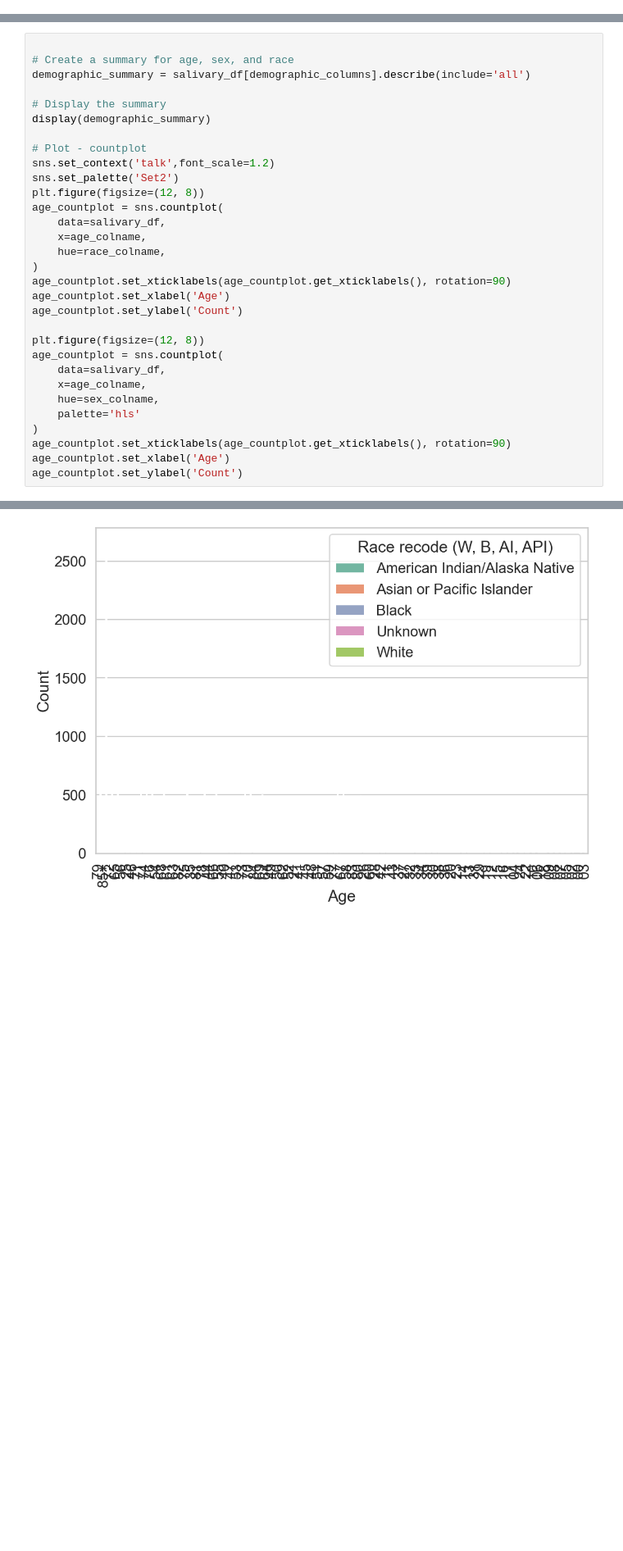
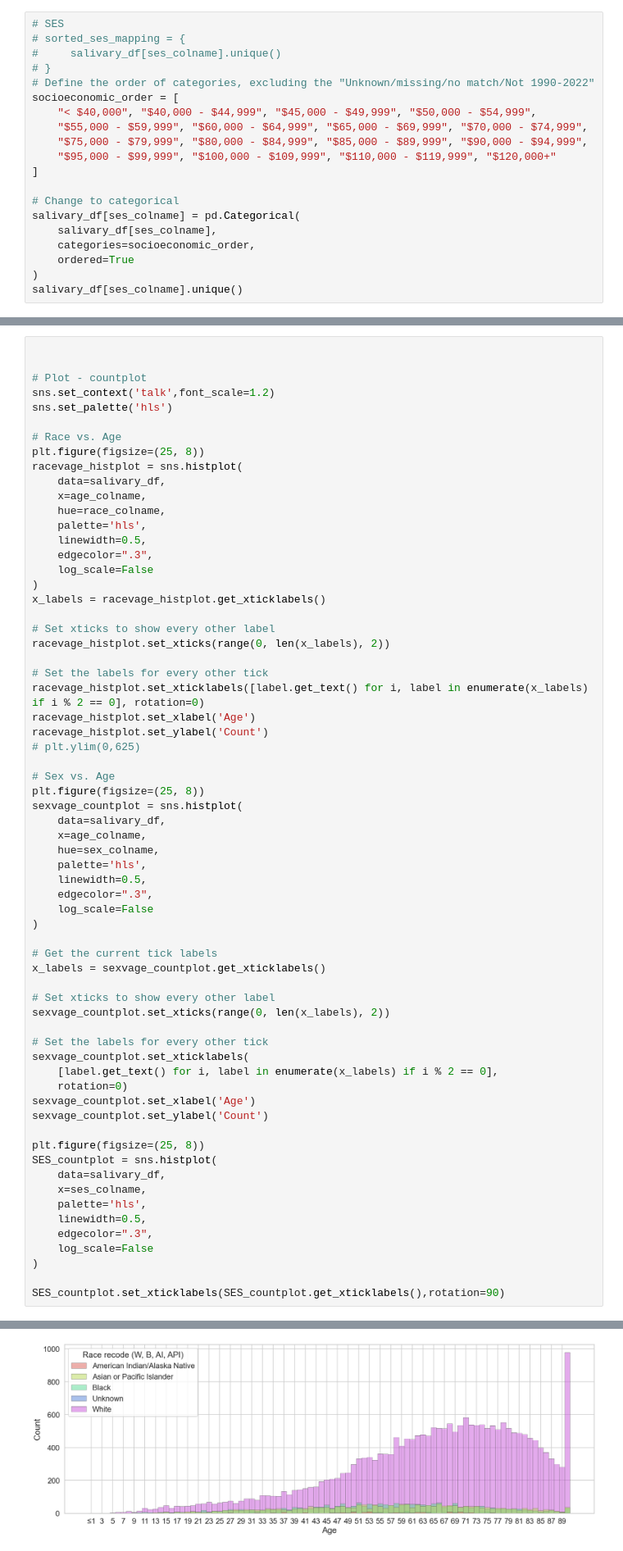
Before and after one commit to obaidkhurram/salivary-tumors, a Jupyter notebook: salivary_tumor_2024.ipynb, the cells around one changed output, grey strips where cells are left out. Shown at 82% size. Saved outputs shown, nothing was run; the diff lists cells and outputs as text; blank space fills up the shorter version.

```diff
--- a/salivary_tumor_2024.ipynb
+++ b/salivary_tumor_2024.ipynb
@@ -216,0 +253,20 @@ Name: Age recode with single ages and 85+, Length: 28030, dtype: object>
+# %%
+# SES
+# sorted_ses_mapping = {
+#     salivary_df[ses_colname].unique()
+# }
+# Define the order of categories, excluding the "Unknown/missing/no match/Not 1990-2022"
+socioeconomic_order = [
+    "< $40,000", "$40,000 - $44,999", "$45,000 - $49,999", "$50,000 - $54,999",
+    "$55,000 - $59,999", "$60,000 - $64,999", "$65,000 - $69,999", "$70,000 - $74,999",
+    "$75,000 - $79,999", "$80,000 - $84,999", "$85,000 - $89,999", "$90,000 - $94,999",
+    "$95,000 - $99,999", "$100,000 - $109,999", "$110,000 - $119,999", "$120,000+"
+]
+
+# Change to categorical
+salivary_df[ses_colname] = pd.Categorical(
+    salivary_df[ses_colname],
+    categories=socioeconomic_order,
+    ordered=True
+)
+salivary_df[ses_colname].unique()
@@ -217,32 +290,66 @@ Name: Age recode with single ages and 85+, Length: 28030, dtype: object>
 # %%
 
-# Create a summary for age, sex, and race
-demographic_summary = salivary_df[demographic_columns].describe(include='all')
-
-# Display the summary
-display(demographic_summary)
 
 # Plot - countplot
 sns.set_context('talk',font_scale=1.2)
-sns.set_palette('Set2')
-plt.figure(figsize=(12, 8))
-age_countplot = sns.countplot(
+sns.set_palette('hls')
+
+# Race vs. Age
+plt.figure(figsize=(25, 8))
+racevage_histplot = sns.histplot(
     data=salivary_df,
     x=age_colname,
     hue=race_colname,
+    palette='hls',
+    linewidth=0.5,
+    edgecolor=".3",
+    log_scale=False
 )
-age_countplot.set_xticklabels(age_countplot.get_xticklabels(), rotation=90)
-age_countplot.set_xlabel('Age')
-age_countplot.set_ylabel('Count')
+x_labels = racevage_histplot.get_xticklabels()
 
-plt.figure(figsize=(12, 8))
-age_countplot = sns.countplot(
+# Set xticks to show every other label
+racevage_histplot.set_xticks(range(0, len(x_labels), 2))
+
+# Set the labels for every other tick
+racevage_histplot.set_xticklabels([label.get_text() for i, label in enumerate(x_labels) if i % 2 == 0], rotation=0)
+racevage_histplot.set_xlabel('Age')
+racevage_histplot.set_ylabel('Count')
+# plt.ylim(0,625)
+
+# Sex vs. Age
+plt.figure(figsize=(25, 8))
+sexvage_countplot = sns.histplot(
     data=salivary_df,
     x=age_colname,
     hue=sex_colname,
-    palette='hls'
+    palette='hls',
+    linewidth=0.5,
+    edgecolor=".3",
+    log_scale=False
 )
-age_countplot.set_xticklabels(age_countplot.get_xticklabels(), rotation=90)
-age_countplot.set_xlabel('Age')
-age_countplot.set_ylabel('Count')
+
+# Get the current tick labels
+x_labels = sexvage_countplot.get_xticklabels()
+
+# Set xticks to show every other label
+sexvage_countplot.set_xticks(range(0, len(x_labels), 2))
+
+# Set the labels for every other tick
+sexvage_countplot.set_xticklabels(
+    [label.get_text() for i, label in enumerate(x_labels) if i % 2 == 0],
+    rotation=0)
+sexvage_countplot.set_xlabel('Age')
+sexvage_countplot.set_ylabel('Count')
+
+plt.figure(figsize=(25, 8))
+SES_countplot = sns.histplot(
+    data=salivary_df,
+    x=ses_colname,
+    palette='hls',
+    linewidth=0.5,
+    edgecolor=".3",
+    log_scale=False
+)
+
+SES_countplot.set_xticklabels(SES_countplot.get_xticklabels(),rotation=90)
 # %% [output]
@@ -255 +372 @@ Text(0, 0.5, 'Count')
-[figure, old version]
+[figure, new version]
```
Also changed, not shown: parts of 8 cells of this notebook.
